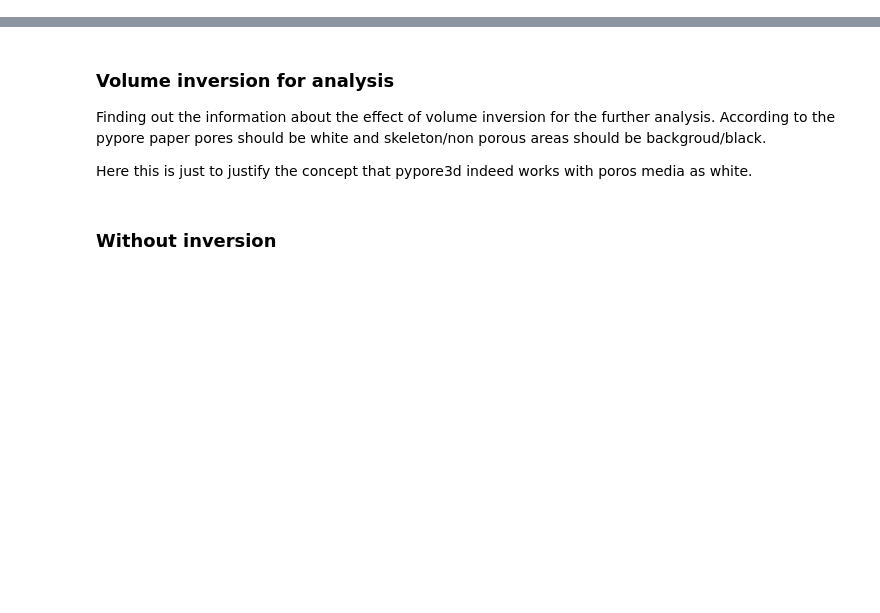
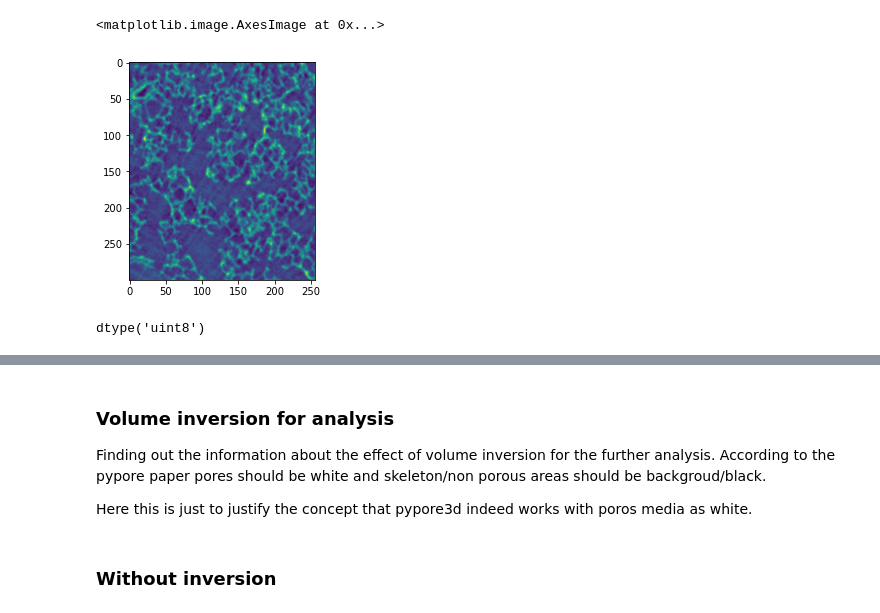
Before and after one commit to mrahmansagar/poreAnalysis, a Jupyter notebook: poreAnalysis_investigations.ipynb, the cells around one changed output, grey strips where cells are left out. Saved outputs shown, nothing was run; the diff lists cells and outputs as text; code cells hidden in the pictures; blank space fills up the shorter version.

Commit message:
looking into the slice shift

```diff
--- a/poreAnalysis_investigations.ipynb
+++ b/poreAnalysis_investigations.ipynb
@@ -43,0 +49,9 @@ Success.
+# %%
+plt.imshow(aSlice[:, 0:256])
+# %% [output]
+<matplotlib.image.AxesImage at 0x...>
+[figure, added]
+# %%
+aSlice.dtype
+# %% [output]
+dtype('uint8')
```
Also changed, not shown: parts of 7 cells of this notebook.
